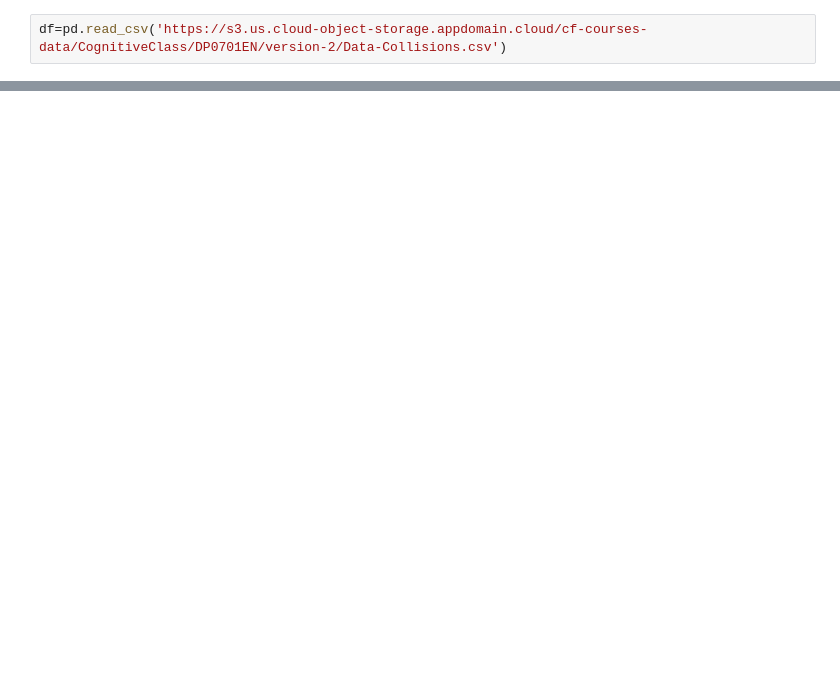
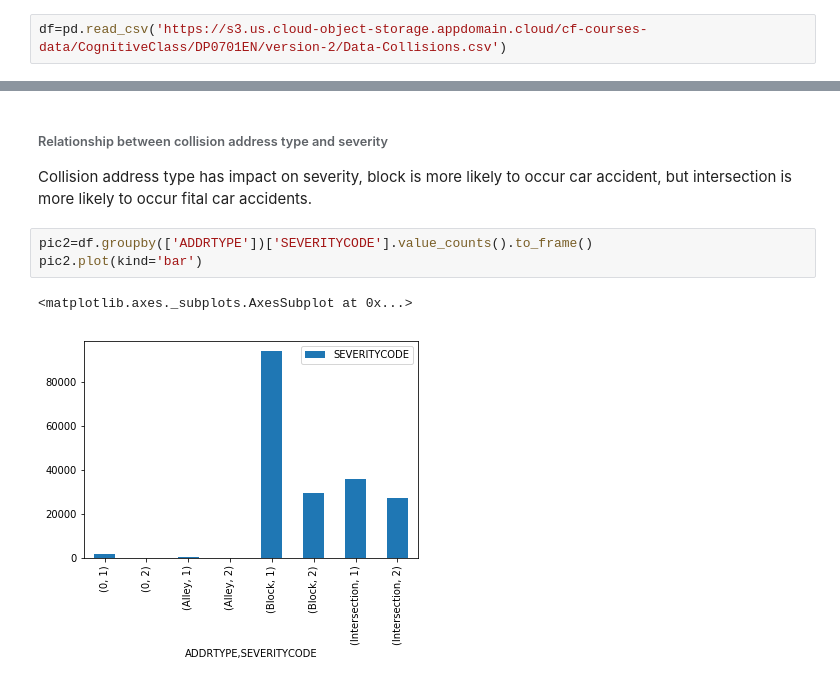
Before and after one commit to Carisa-Li/Coursera_Capstone, a Jupyter notebook: Applied Data Science Capstone.ipynb, the cells around one changed output, grey strips where cells are left out. Cells and saved outputs as stored; diff of their text form; blank space fills up the shorter version.

```diff
--- a/Applied Data Science Capstone.ipynb
+++ b/Applied Data Science Capstone.ipynb
@@ -11,0 +82,10 @@ df=pd.read_csv('https://s3.us.cloud-object-storage.appdomain.cloud/cf-courses-da
+# %% [markdown]
+###### Relationship between collision address type and severity
+
+Collision address type has impact on severity, block is more likely to occur car accident, but intersection is more likely to occur fital car accidents.
+# %%
+pic2=df.groupby(['ADDRTYPE'])['SEVERITYCODE'].value_counts().to_frame()
+pic2.plot(kind='bar')
+# %% [output]
+<matplotlib.axes._subplots.AxesSubplot at 0x...>
+[figure, added]
```
Also changed, not shown: parts of 48 cells of this notebook.
